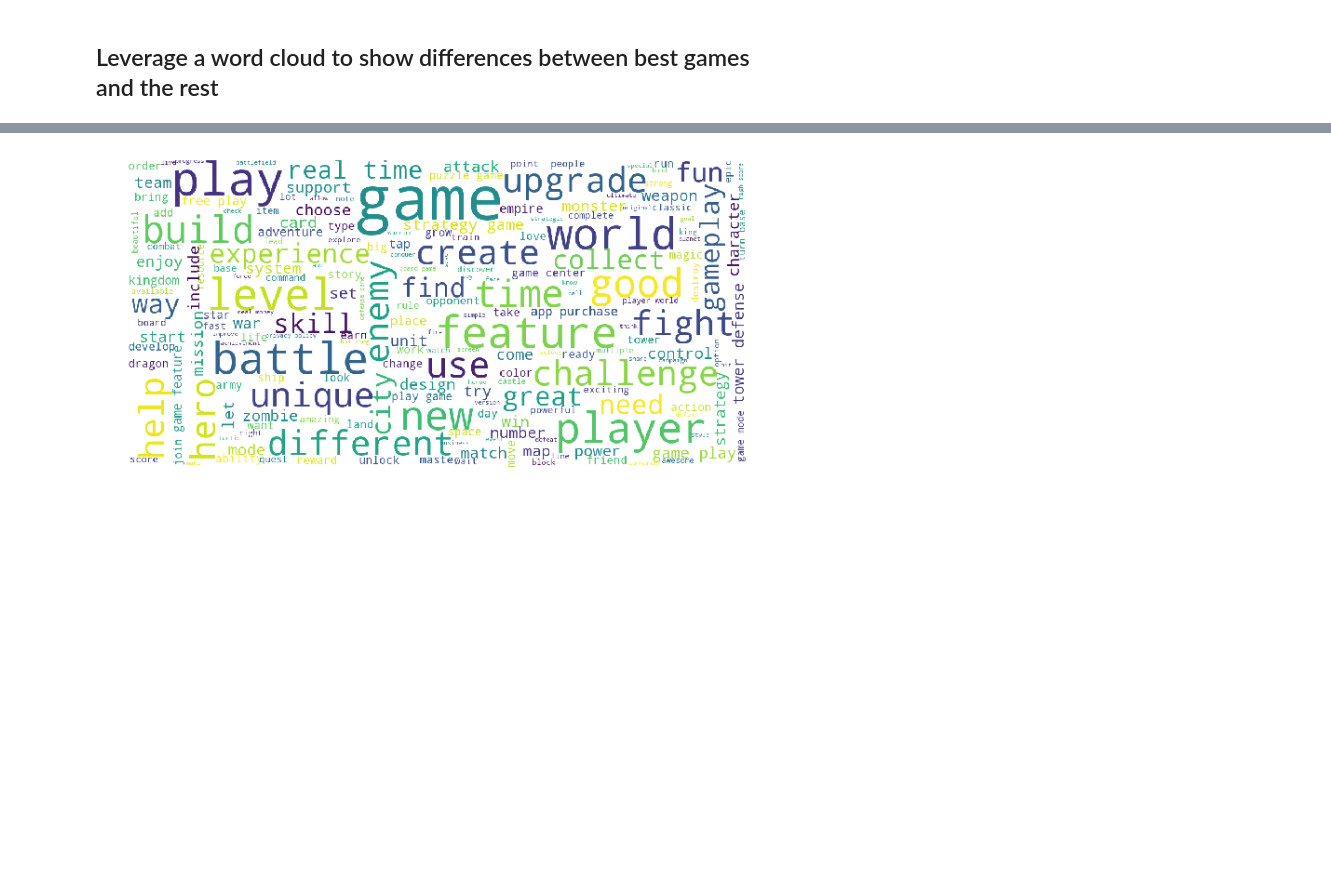
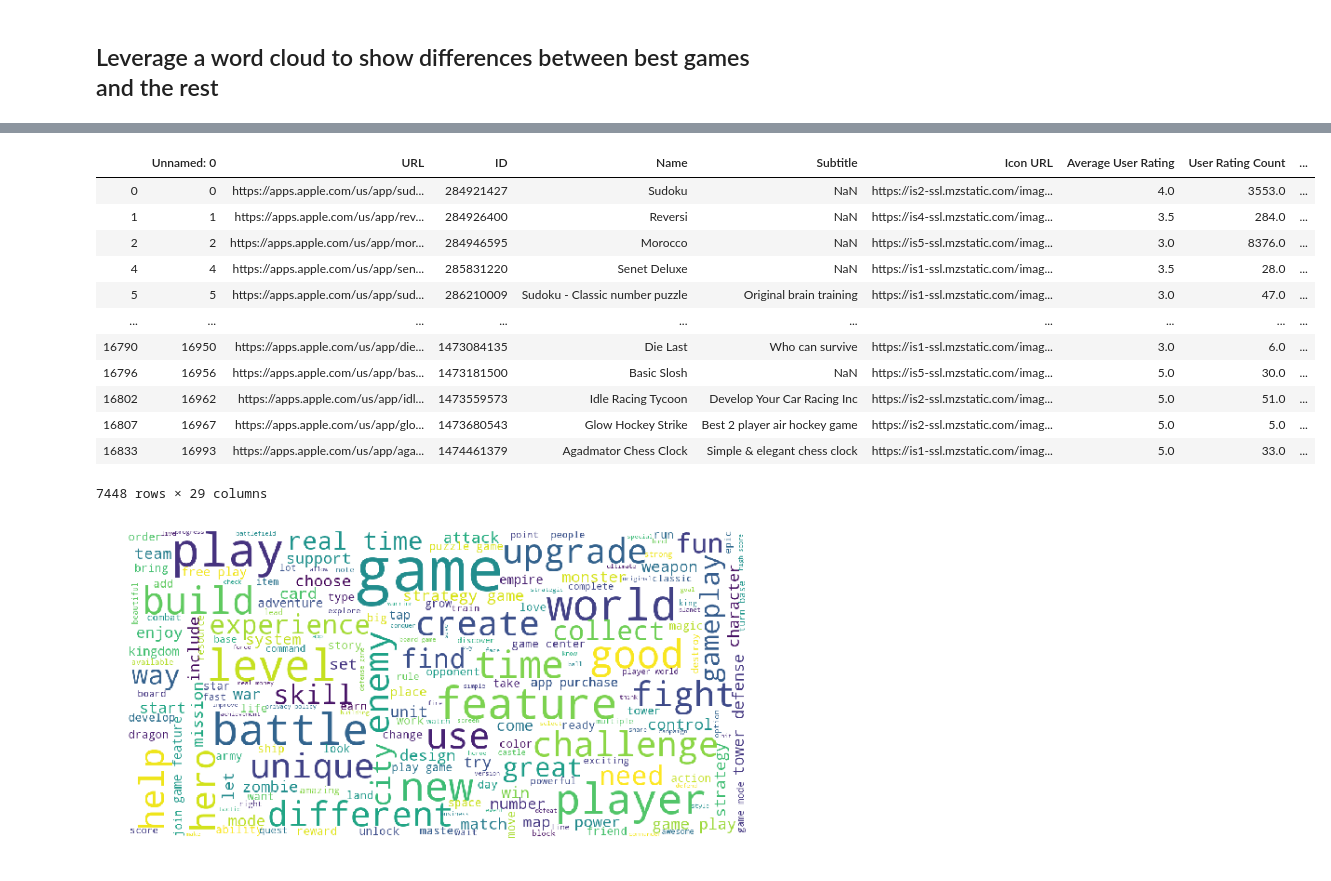
Before and after one commit to Fairfield-University-BA505/final-project-fa2019-dylan, a Jupyter notebook: cleansing/notebooks/initial_look.ipynb, the cells around one changed output, grey strips where cells are left out. Saved outputs shown, nothing was run; the diff lists cells and outputs as text; code cells hidden in the pictures; blank space fills up the shorter version.

```diff
--- a/cleansing/notebooks/initial_look.ipynb
+++ b/cleansing/notebooks/initial_look.ipynb
@@ -880,3 +900,5 @@ text_sim_set['desc_parsed_ents'] = text_sim_set.spacy_text.apply(lambda x:
                                                                  [i.ent_type_ for i in x if i.ent_type_ != ''])
 # %%
 text_sim_set.to_csv('text_sim_set.csv')
+# %%
+text_sim_set = pd.read_csv('text_sim_set.csv')
@@ -883,3 +915,19 @@ text_sim_set.to_csv('text_sim_set.csv')
+# %%
+text_sim_set[text_sim_set['User Rating Count'] < 100000]
+# %% [output]
+|  | Unnamed: 0 | URL | ID | Name | Subtitle | Icon URL | Average User Rating | User Rating Count | ... |
+| 0 | 0 | https://apps.apple.com/us/app/sud... | 284921427 | Sudoku | NaN | https://is2-ssl.mzstatic.com/imag... | 4.0 | 3553.0 | ... |
+| 1 | 1 | https://apps.apple.com/us/app/rev... | 284926400 | Reversi | NaN | https://is4-ssl.mzstatic.com/imag... | 3.5 | 284.0 | ... |
+| 2 | 2 | https://apps.apple.com/us/app/mor... | 284946595 | Morocco | NaN | https://is5-ssl.mzstatic.com/imag... | 3.0 | 8376.0 | ... |
+| 4 | 4 | https://apps.apple.com/us/app/sen... | 285831220 | Senet Deluxe | NaN | https://is1-ssl.mzstatic.com/imag... | 3.5 | 28.0 | ... |
+| 5 | 5 | https://apps.apple.com/us/app/sud... | 286210009 | Sudoku - Classic number puzzle | Original brain training | https://is1-ssl.mzstatic.com/imag... | 3.0 | 47.0 | ... |
+| ... | ... | ... | ... | ... | ... | ... | ... | ... | ... |
+| 16790 | 16950 | https://apps.apple.com/us/app/die... | 1473084135 | Die Last | Who can survive | https://is1-ssl.mzstatic.com/imag... | 3.0 | 6.0 | ... |
+| 16796 | 16956 | https://apps.apple.com/us/app/bas... | 1473181500 | Basic Slosh | NaN | https://is5-ssl.mzstatic.com/imag... | 5.0 | 30.0 | ... |
+| 16802 | 16962 | https://apps.apple.com/us/app/idl... | 1473559573 | Idle Racing Tycoon | Develop Your Car Racing Inc | https://is2-ssl.mzstatic.com/imag... | 5.0 | 51.0 | ... |
+| 16807 | 16967 | https://apps.apple.com/us/app/glo... | 1473680543 | Glow Hockey Strike | Best 2 player air hockey game | https://is2-ssl.mzstatic.com/imag... | 5.0 | 5.0 | ... |
+| 16833 | 16993 | https://apps.apple.com/us/app/aga... | 1474461379 | Agadmator Chess Clock | Simple & elegant chess clock | https://is1-ssl.mzstatic.com/imag... | 5.0 | 33.0 | ... |
+7448 rows × 29 columns
 # %%
 def show_wordcloud(data, title = None):
     wordcloud = WordCloud(
```
Also changed, not shown: parts of 8 cells of this notebook, 7 other files.
